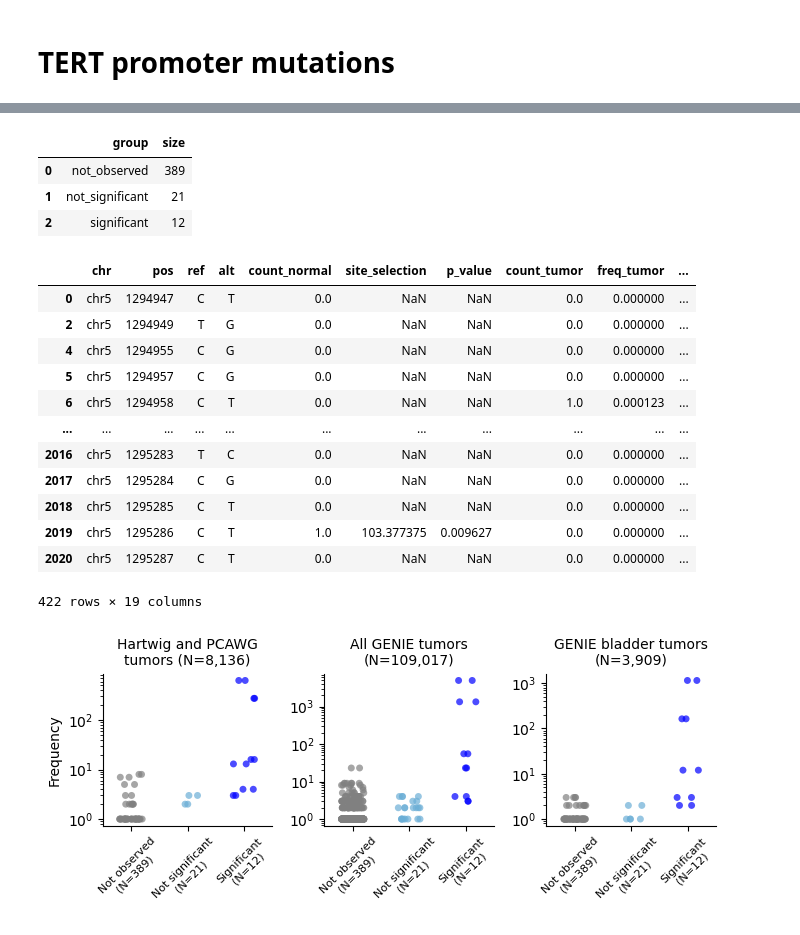
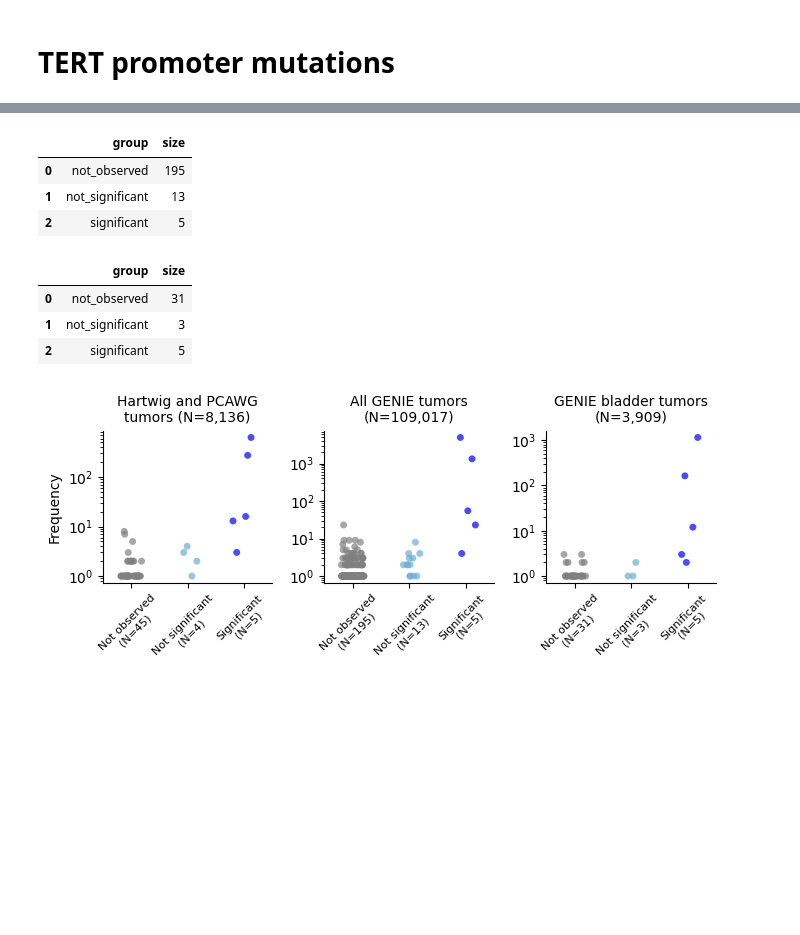
Before and after one commit to bbglab/normal_bladder_paper, a Jupyter notebook: extended/extended10/ExtendedFig10.ipynb, the cells around one changed output, grey strips where cells are left out. Cells and saved outputs as stored; diff of their text form; code cells hidden in the pictures; blank space fills up the shorter version.

Commit message:
update TERT and TP53 saturation panels

```diff
--- a/extended/extended10/ExtendedFig10.ipynb
+++ b/extended/extended10/ExtendedFig10.ipynb
@@ -247,4 +246,6 @@ plt.savefig(TP53_whole_figure)
 # %%
 table_file = os.path.join(tert_data_dir,'TERT_merged_data.tsv')
 table = pd.read_csv(table_file,sep='\t')
-table = table[table['Variant_Type']=='SNP']
+print(table.shape)
+table = table[table["in_consensus"] == 1.0].reset_index(drop = True)
+print(table.shape)
@@ -275,2 +281,5 @@ def group_TERT(r):
 # %%
-table['group'] = table.apply(group_TERT,axis=1)
+table_wgs = table[(table["count_WGS_tumor"] > 0)].copy()
+table_wgs['group'] = table_wgs.apply(group_TERT,axis=1)
+size_groups_wgs = pd.DataFrame({'size':table_wgs.groupby(by='group')['chr'].count()}).reset_index()
+size_groups_wgs
@@ -277,37 +291,32 @@ table['group'] = table.apply(group_TERT,axis=1)
 # %%
-size_groups = pd.DataFrame({'size':table.groupby(by='group')['chr'].count()}).reset_index()
+table_genie_all = table[(table["genie_mut_patients"] > 0)].copy()
+table_genie_all['group'] = table_genie_all.apply(group_TERT,axis=1)
+size_groups_genie_all = pd.DataFrame({'size':table_genie_all.groupby(by='group')['chr'].count()}).reset_index()
+size_groups_genie_all
+# %% [output]
+|  | group | size |
+| 0 | not_observed | 195 |
+| 1 | not_significant | 13 |
+| 2 | significant | 5 |
-# %%
-size_groups
-# %% [output]
-|  | group | size |
-| 0 | not_observed | 389 |
-| 1 | not_significant | 21 |
-| 2 | significant | 12 |
-# %%
-table
-# %% [output]
-|  | chr | pos | ref | alt | count_normal | site_selection | p_value | count_tumor | freq_tumor | ... |
-| 0 | chr5 | 1294947 | C | T | 0.0 | NaN | NaN | 0.0 | 0.000000 | ... |
-| 2 | chr5 | 1294949 | T | G | 0.0 | NaN | NaN | 0.0 | 0.000000 | ... |
-| 4 | chr5 | 1294955 | C | G | 0.0 | NaN | NaN | 0.0 | 0.000000 | ... |
-| 5 | chr5 | 1294957 | C | G | 0.0 | NaN | NaN | 0.0 | 0.000000 | ... |
-| 6 | chr5 | 1294958 | C | T | 0.0 | NaN | NaN | 1.0 | 0.000123 | ... |
-| ... | ... | ... | ... | ... | ... | ... | ... | ... | ... | ... |
-| 2016 | chr5 | 1295283 | T | C | 0.0 | NaN | NaN | 0.0 | 0.000000 | ... |
-| 2017 | chr5 | 1295284 | C | G | 0.0 | NaN | NaN | 0.0 | 0.000000 | ... |
-| 2018 | chr5 | 1295285 | C | T | 0.0 | NaN | NaN | 0.0 | 0.000000 | ... |
-| 2019 | chr5 | 1295286 | C | T | 1.0 | 103.377375 | 0.009627 | 0.0 | 0.000000 | ... |
-| 2020 | chr5 | 1295287 | C | T | 0.0 | NaN | NaN | 0.0 | 0.000000 | ... |
-422 rows × 19 columns
+# %%
+table_genie_bladder = table[(table["genie_mut_bladder"] > 0)].copy()
+table_genie_bladder['group'] = table_genie_bladder.apply(group_TERT,axis=1)
+size_groups_genie_bladder = pd.DataFrame({'size':table_genie_bladder.groupby(by='group')['chr'].count()}).reset_index()
+size_groups_genie_bladder
+# %% [output]
+|  | group | size |
+| 0 | not_observed | 31 |
+| 1 | not_significant | 3 |
+| 2 | significant | 5 |
 # %%
 TERT_multipanel_saturation_fig = os.path.join(output_dir,'ExtendedFig10d_TERTp_selection_comparisons.png')
 
-fig, axs = plt.subplots(1, 3, figsize=(7,3), sharex=True)
+fig, axs = plt.subplots(1, 3, figsize=(7,3), sharex=False)
 
 #Frequency cancer
 sns.stripplot(data=table,
               x='group',
-              y='count_tumor',
+              y='count_WGS_tumor',
               jitter=0.2,
               hue='group',
               alpha=0.7,
@@ -323,9 +332,9 @@ axs[0].set_xlabel('')
 axs[0].set_title('Hartwig and PCAWG\ntumors (N=8,136)', fontsize = 10)
 axs[0].spines[['top','right']].set_visible(False)
 axs[0].set_xticks([0,1,2],
-               ['Not observed\n(N=' + str(size_groups[size_groups['group'] == 'not_observed']['size'].values[0]) + ')',
-                'Not significant\n(N=' + str(size_groups[size_groups['group'] == 'not_significant']['size'].values[0]) + ')',
-                'Significant\n(N=' + str(size_groups[size_groups['group'] == 'significant']['size'].values[0]) + ')'],
+               ['Not observed\n(N=' + str(size_groups_wgs[size_groups_wgs['group'] == 'not_observed']['size'].values[0]) + ')',
+                'Not significant\n(N=' + str(size_groups_wgs[size_groups_wgs['group'] == 'not_significant']['size'].values[0]) + ')',
+                'Significant\n(N=' + str(size_groups_wgs[size_groups_wgs['group'] == 'significant']['size'].values[0]) + ')'],
                     rotation=45,
                     fontsize = 8)
 
@@ -334,7 +343,7 @@ axs[0].set_xticks([0,1,2],
 #Frequency GENIE cancer
 sns.stripplot(data=table,
               x='group',
-              y='mut_patients',
+              y='genie_mut_patients',
               jitter=0.2,
               hue='group',
               alpha=0.7,
@@ -351,39 +360,39 @@ axs[1].set_xlabel('')
 axs[1].set_title('All GENIE tumors\n(N=109,017)', fontsize = 10)
 axs[1].spines[['top','right']].set_visible(False)
 axs[1].set_xticks([0,1,2],
-               ['Not observed\n(N=' + str(size_groups[size_groups['group'] == 'not_observed']['size'].values[0]) + ')',
-                'Not significant\n(N=' + str(size_groups[size_groups['group'] == 'not_significant']['size'].values[0]) + ')',
-                'Significant\n(N=' + str(size_groups[size_groups['group'] == 'significant']['size'].values[0]) + ')'],
+               ['Not observed\n(N=' + str(size_groups_genie_all[size_groups_genie_all['group'] == 'not_observed']['size'].values[0]) + ')',
+                'Not significant\n(N=' + str(size_groups_genie_all[size_groups_genie_all['group'] == 'not_significant']['size'].values[0]) + ')',
+                'Significant\n(N=' + str(size_groups_genie_all[size_groups_genie_all['group'] == 'significant']['size'].values[0]) + ')'],
                     rotation=45,
                     fontsize = 8)
 
 
 #Frequency GENIE bladder
 sns.stripplot(data=table,
               x='group',
-              y='mut_bladder',
+              y='genie_mut_bladder',
               jitter=0.2,
               hue='group',
               edgecolor='none',
               hue_order= ['significant', 'not_significant', 'not_observed'],
               palette=custom_palette,  # Apply the custom palette
               linewidth=1,
               alpha=0.7,
               ax=axs[2])
 axs[2].legend([], [], frameon=False)
 axs[2].set_yscale('log')
 axs[2].set_ylabel('')
 axs[2].set_xlabel('')
 axs[2].set_xticks([0,1,2],
-               ['Not observed\n(N=' + str(size_groups[size_groups['group'] == 'not_observed']['size'].values[0]) + ')',
-                'Not significant\n(N=' + str(size_groups[size_groups['group'] == 'not_significant']['size'].values[0]) + ')',
-                'Significant\n(N=' + str(size_groups[size_groups['group'] == 'significant']['size'].values[0]) + ')'],
+               ['Not observed\n(N=' + str(size_groups_genie_bladder[size_groups_genie_bladder['group'] == 'not_observed']['size'].values[0]) + ')',
+                'Not significant\n(N=' + str(size_groups_genie_bladder[size_groups_genie_bladder['group'] == 'not_significant']['size'].values[0]) + ')',
+                'Significant\n(N=' + str(size_groups_genie_bladder[size_groups_genie_bladder['group'] == 'significant']['size'].values[0]) + ')'],
                     rotation=45,
                     fontsize = 8)
 axs[2].set_title('GENIE bladder tumors\n(N=3,909)', fontsize = 10)
 axs[2].spines[['top','right']].set_visible(False)
 
 plt.tight_layout()
 plt.savefig(TERT_multipanel_saturation_fig)
 # %% [output]
-[figure, old version]
+[figure, new version]
```
Also changed, not shown: parts of 6 cells of this notebook, 10 other files.
